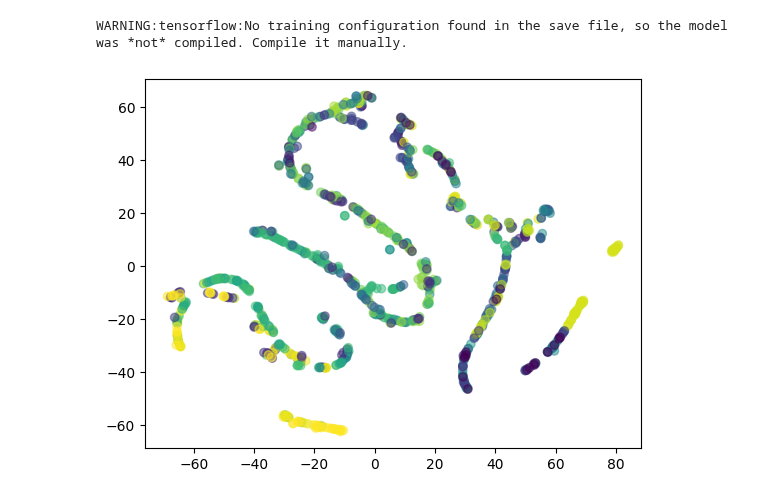
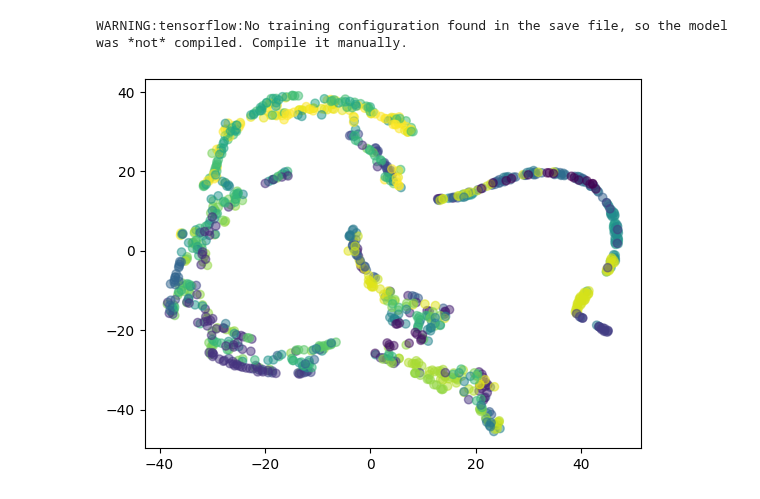
Before and after one commit to raaifhadadi/FYP, a Jupyter notebook: PTB_XL_MoCo.ipynb, the cells around one changed output. Saved outputs shown, nothing was run; the diff lists cells and outputs as text; code cells hidden in the pictures.

```diff
--- a/PTB_XL_MoCo.ipynb
+++ b/PTB_XL_MoCo.ipynb
@@ -409,26 +409,26 @@ Epoch 10, Step 400/461, Loss: 6.283473491668701
 Saving model for epoch 10
 WARNING:tensorflow:Compiled the loaded model, but the compiled metrics have yet to be built. `model.compile_metrics` will be empty until you train or evaluate the model.
 # %%
-model = keras.models.load_model('model-weights/test_moco_BARD_10.h5')
+model = keras.models.load_model('model-weights/test_moco_BARD_6.h5')
 # %% [output]
 WARNING:tensorflow:No training configuration found in the save file, so the model was *not* compiled. Compile it manually.
 # %%
 # tsne
 from sklearn.manifold import TSNE
 import matplotlib.pyplot as plt
 
 def plot_tsne(model, signals, labels):
     representations = model(signals)
-    tsne = TSNE(n_components=2, perplexity=10, n_iter=1000)
+    tsne = TSNE(n_components=2, perplexity=20, n_iter=1000)
     tsne_transformed = tsne.fit_transform(representations)
     plt.scatter(tsne_transformed[:, 0], tsne_transformed[:, 1], c=labels, cmap='viridis', alpha=0.5)
     plt.show()
 
 
 labels_Norm = ecgs_HB_patients[:1000]
 # labels_Norm = [0 if len(x)==0 else 1 for x in Z_HB_text[:1000]]
 
 
 plot_tsne(model, ecgs_HB[:1000], labels=labels_Norm)
 # %% [output]
-[figure, old version]
+[figure, new version]
```
Also changed, not shown: parts of 1 cell of this notebook, 1 other file.
